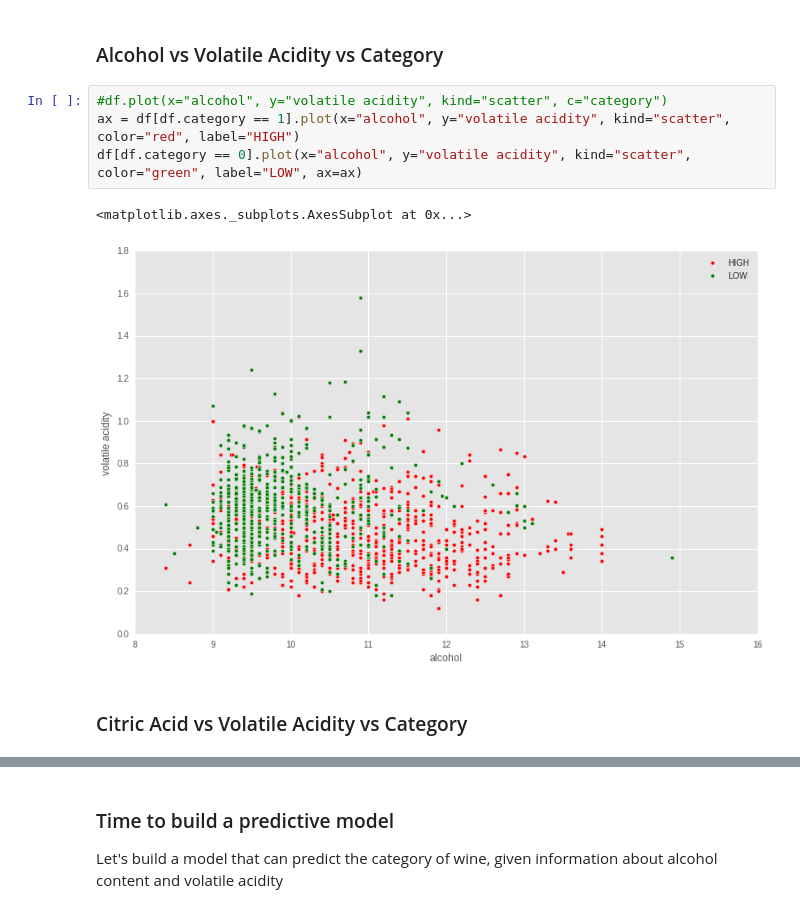
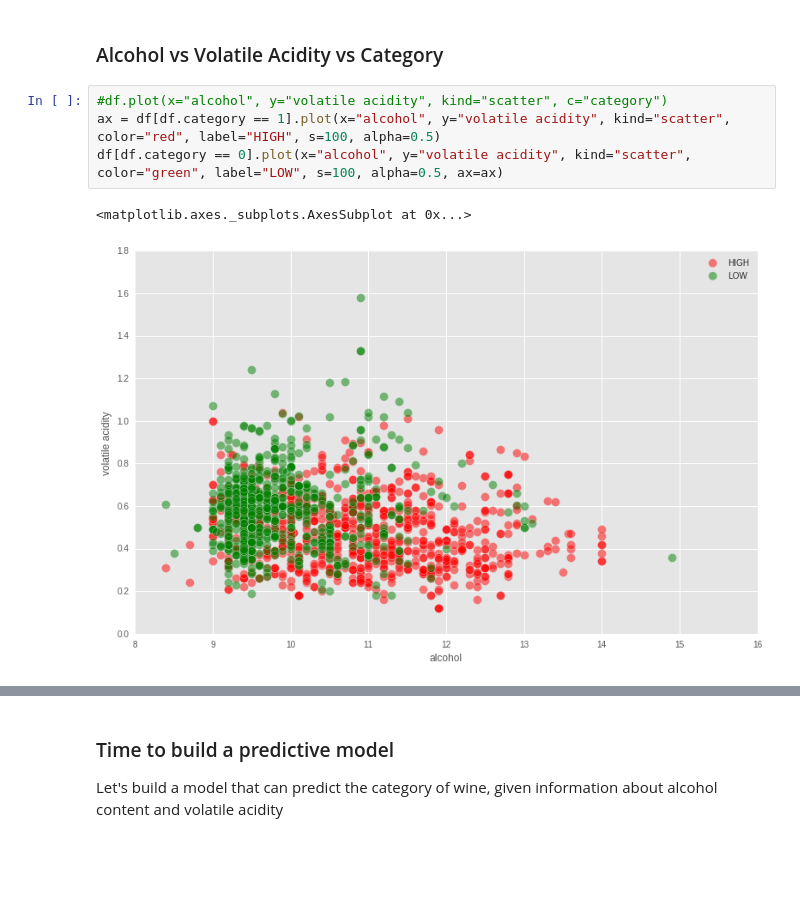
Before and after one commit to ababook/intro-python-data-science, a Jupyter notebook: wine/wine-selection.ipynb, the cells around one changed output, grey strips where cells are left out. Saved outputs shown, nothing was run; the diff lists cells and outputs as text; blank space fills up the shorter version.

```diff
--- a/wine/wine-selection.ipynb
+++ b/wine/wine-selection.ipynb
@@ -74,10 +111,8 @@ Let's add one more dimension to get more sense what is correlated
 ### Alcohol vs Volatile Acidity vs Category
 # %%
 #df.plot(x="alcohol", y="volatile acidity", kind="scatter", c="category")
-ax = df[df.category == 1].plot(x="alcohol", y="volatile acidity", kind="scatter", color="red", label="HIGH")
-df[df.category == 0].plot(x="alcohol", y="volatile acidity", kind="scatter", color="green", label="LOW", ax=ax)
+ax = df[df.category == 1].plot(x="alcohol", y="volatile acidity", kind="scatter", color="red", label="HIGH", s=100, alpha=0.5)
+df[df.category == 0].plot(x="alcohol", y="volatile acidity", kind="scatter", color="green", label="LOW", s=100, alpha=0.5, ax=ax)
 # %% [output]
 <matplotlib.axes._subplots.AxesSubplot at 0x...>
-[figure, old version]
+[figure, new version]
-# %% [markdown]
-### Citric Acid vs Volatile Acidity vs Category
```
Also changed, not shown: parts of 38 cells of this notebook.
